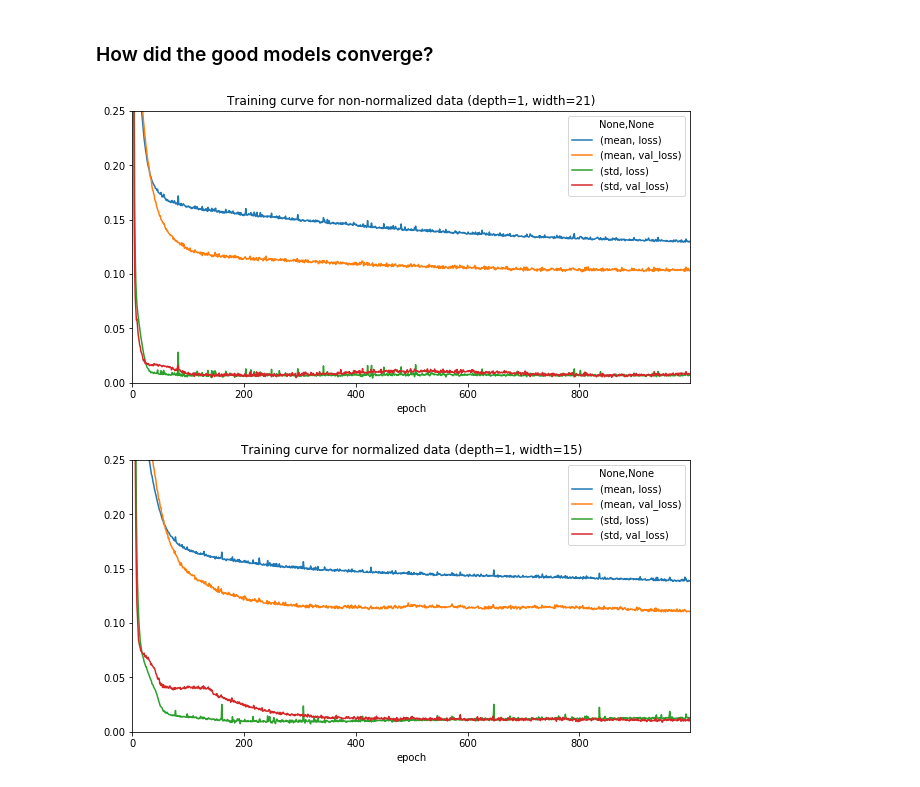
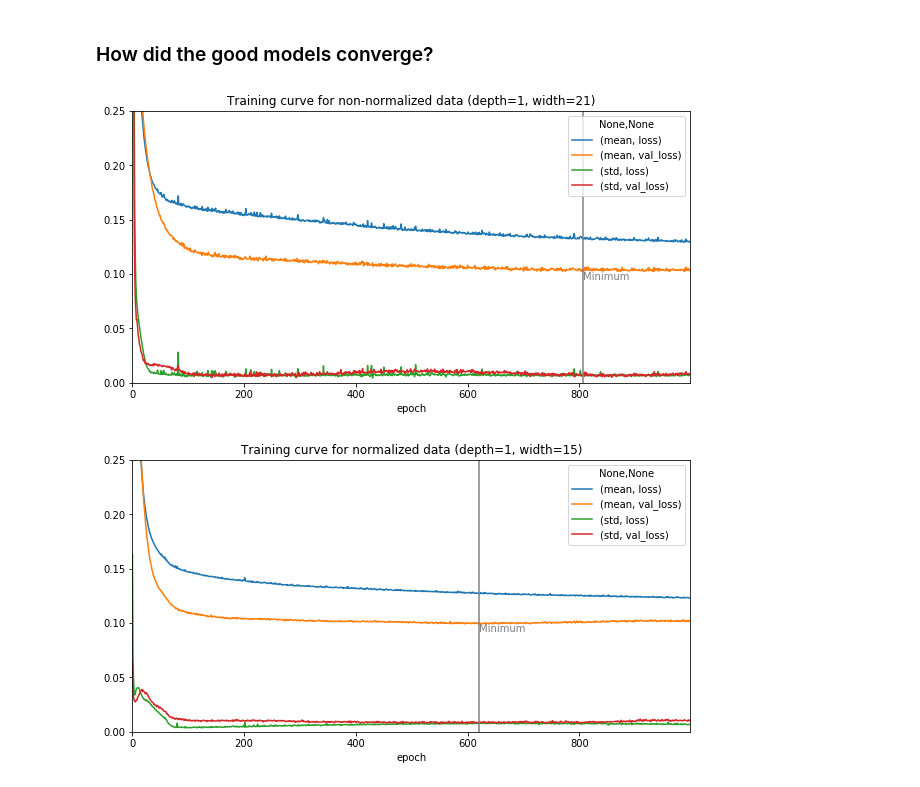
Before and after one commit to leyhline/vix-term-structure, a Jupyter notebook: models.ipynb, the cells around one changed output. Saved outputs shown, nothing was run; the diff lists cells and outputs as text; code cells hidden in the pictures.

```diff
--- a/models.ipynb
+++ b/models.ipynb
@@ -165,14 +165,18 @@ plt.show()
 # %%
 reduced_basic.loc[1, 21].plot(figsize=(10,5))
 plt.ylim(0, 0.25)
+plt.axvline(806, color="grey")
+plt.text(806, 0.102239, "Minimum", va="top", color="grey")
 plt.title("Training curve for non-normalized data (depth=1, width=21)")
 plt.show()
 # %% [output]
-[figure, old version]
+[figure, new version]
 # %%
-reduced_basic.loc[1, 15].plot(figsize=(10,5))
-plt.ylim(0, 0.25)
+reduced_normal.loc[1, 15].plot(figsize=(10,5))
+plt.ylim(0.0, 0.25)
+plt.axvline(620, color="grey")
+plt.text(620, 0.099223, "Minimum", va="top", color="grey")
 plt.title("Training curve for normalized data (depth=1, width=15)")
 plt.show()
 # %% [output]
-[figure, old version]
+[figure, new version]
```
Also changed, not shown: parts of 2 cells of this notebook.
